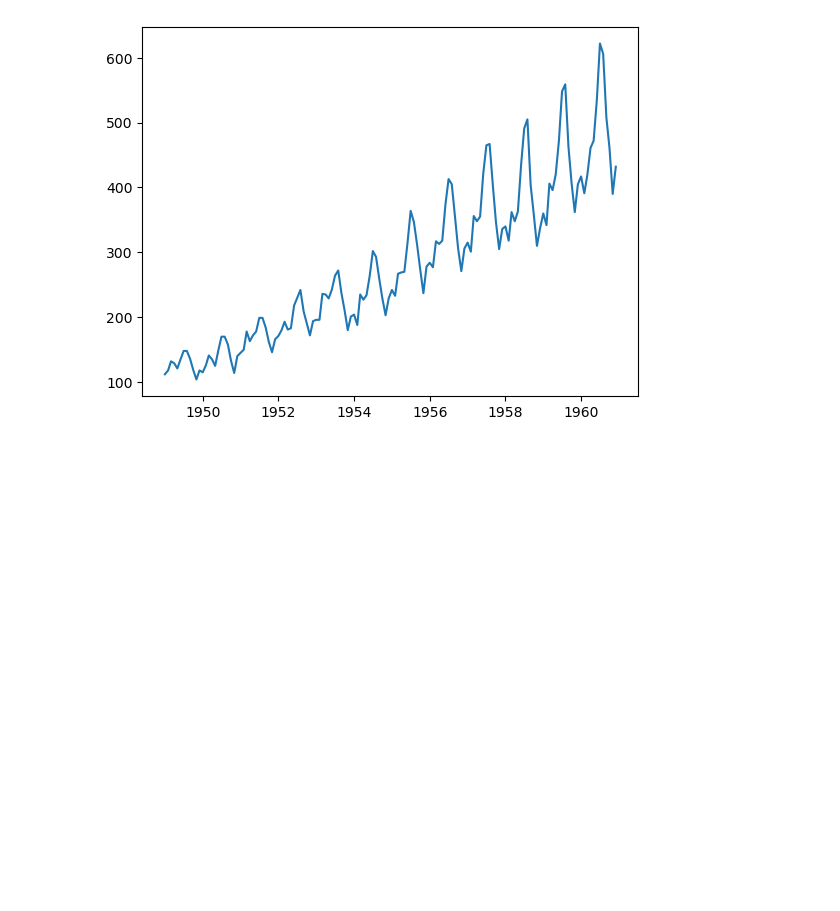
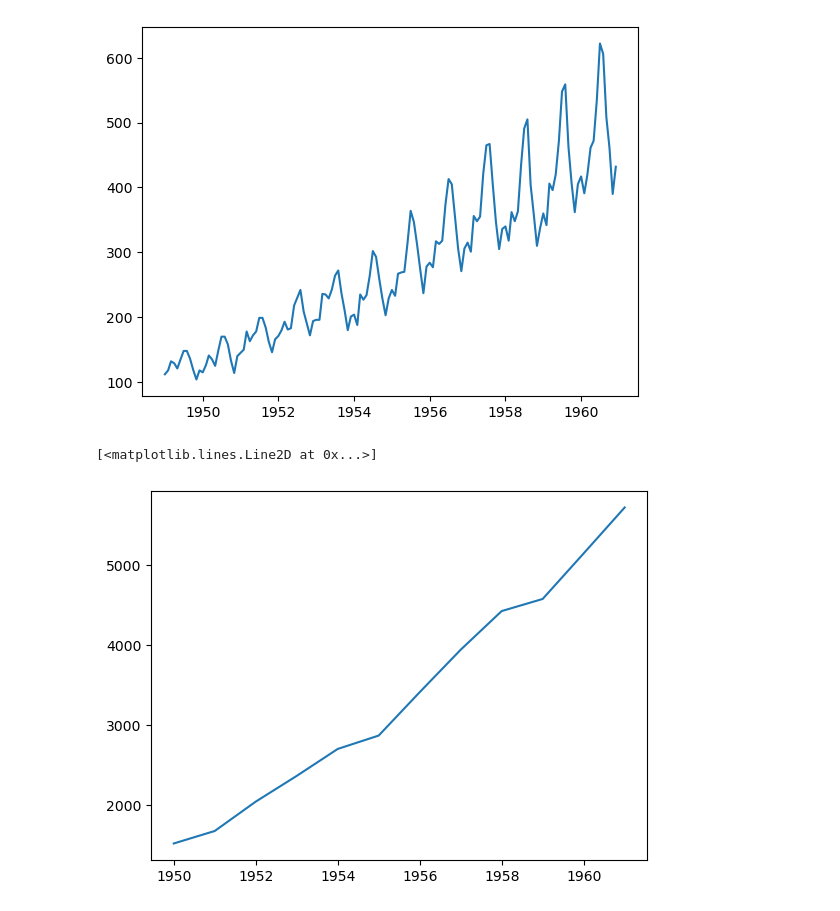
Before and after one commit to RodrigoD4v/pratica_series_temporais, a Jupyter notebook: notebooks/pratica_series_temporais.ipynb, the cells around one changed output. Cells and saved outputs as stored; diff of their text form; code cells hidden in the pictures; blank space fills up the shorter version.

Commit message:
Visualizando gráficos por ano,  mês e datas específicas.

```diff
--- a/notebooks/pratica_series_temporais.ipynb
+++ b/notebooks/pratica_series_temporais.ipynb
@@ -161,3 +161,9 @@ plt.plot(ts)
 # %% [output]
 [<matplotlib.lines.Line2D at 0x...>]
 [figure]
+# %%
+ts_ano = ts.resample('A').sum()
+plt.plot(ts_ano)
+# %% [output]
+[<matplotlib.lines.Line2D at 0x...>]
+[figure, added]
```
Also changed, not shown: parts of 2 cells of this notebook.
